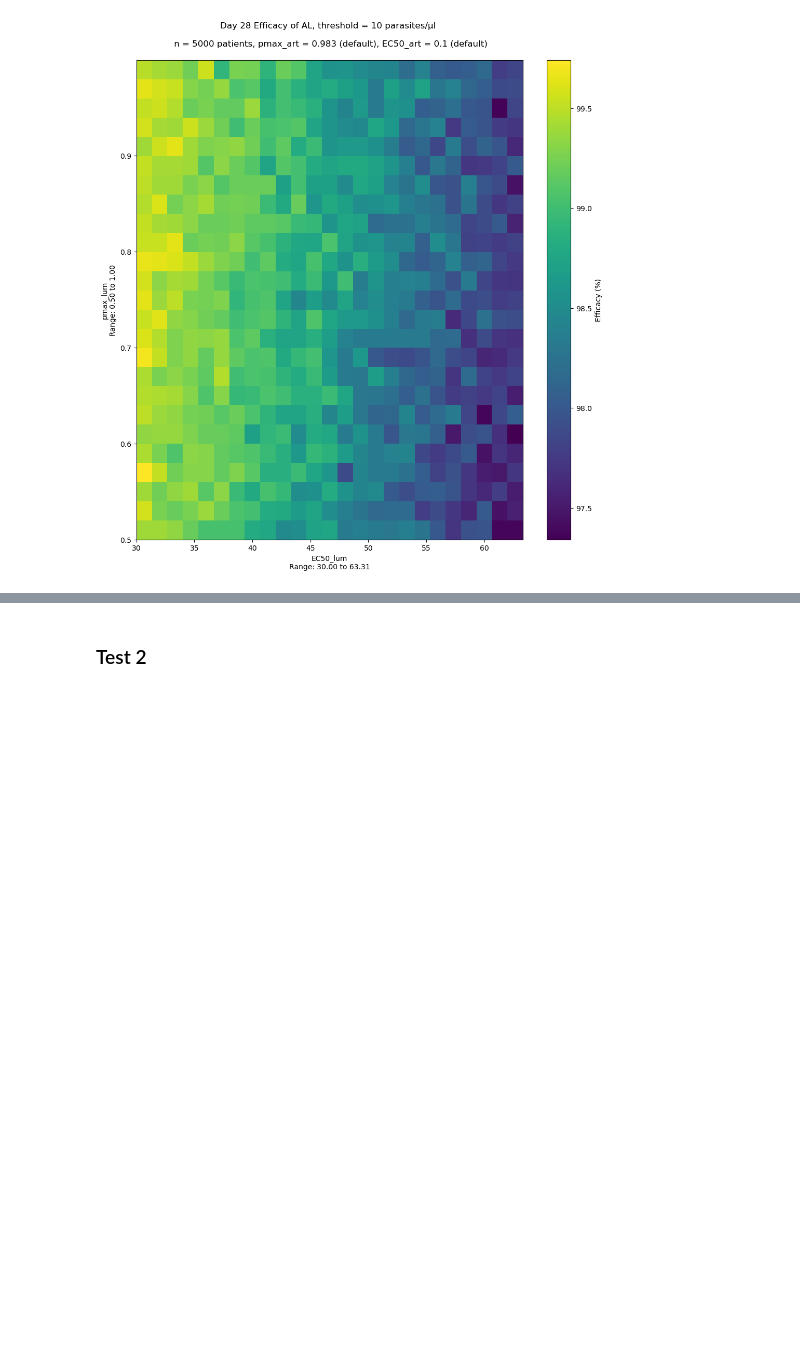
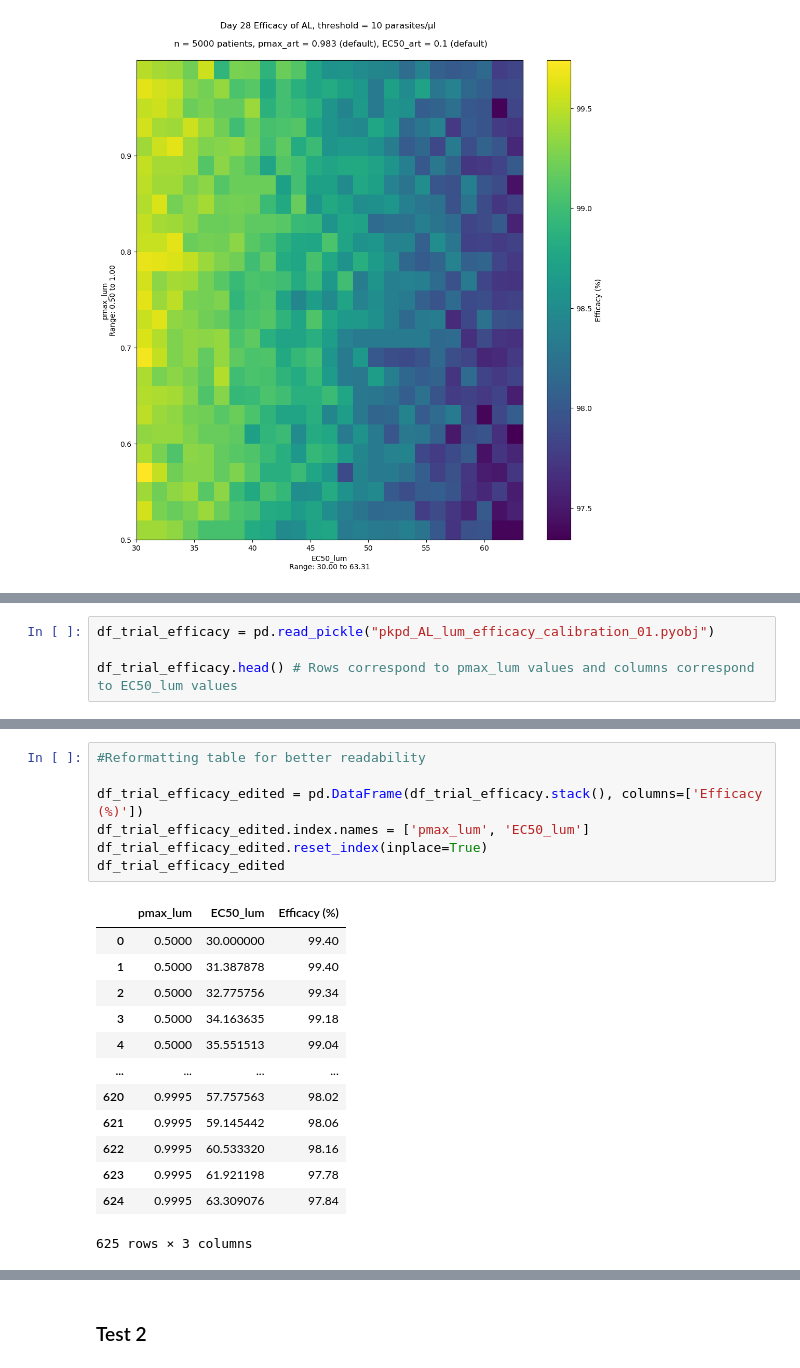
Before and after one commit to maciekboni/2019-test-ppq-pk, a Jupyter notebook: plots/AL/pkpd_AL/pfcrt+pfmdr1/bassat/lum_efficacy_calibration.ipynb, the cells around one changed output, grey strips where cells are left out. Saved outputs shown, nothing was run; the diff lists cells and outputs as text; blank space fills up the shorter version.

```diff
--- a/plots/AL/pkpd_AL/pfcrt+pfmdr1/bassat/lum_efficacy_calibration.ipynb
+++ b/plots/AL/pkpd_AL/pfcrt+pfmdr1/bassat/lum_efficacy_calibration.ipynb
@@ -622,0 +626,4 @@ plt.show()
+# %%
+df_trial_efficacy = pd.read_pickle("pkpd_AL_lum_efficacy_calibration_01.pyobj")
+
+df_trial_efficacy.head() # Rows correspond to pmax_lum values and columns correspond to EC50_lum values
@@ -622,0 +638,21 @@ plt.show()
+# %%
+#Reformatting table for better readability
+
+df_trial_efficacy_edited = pd.DataFrame(df_trial_efficacy.stack(), columns=['Efficacy (%)'])
+df_trial_efficacy_edited.index.names = ['pmax_lum', 'EC50_lum']
+df_trial_efficacy_edited.reset_index(inplace=True)
+df_trial_efficacy_edited
+# %% [output]
+|  | pmax_lum | EC50_lum | Efficacy (%) |
+| 0 | 0.5000 | 30.000000 | 99.40 |
+| 1 | 0.5000 | 31.387878 | 99.40 |
+| 2 | 0.5000 | 32.775756 | 99.34 |
+| 3 | 0.5000 | 34.163635 | 99.18 |
+| 4 | 0.5000 | 35.551513 | 99.04 |
+| ... | ... | ... | ... |
+| 620 | 0.9995 | 57.757563 | 98.02 |
+| 621 | 0.9995 | 59.145442 | 98.06 |
+| 622 | 0.9995 | 60.533320 | 98.16 |
+| 623 | 0.9995 | 61.921198 | 97.78 |
+| 624 | 0.9995 | 63.309076 | 97.84 |
+625 rows × 3 columns
```
Also changed, not shown: parts of 18 cells of this notebook, 9 other files.
